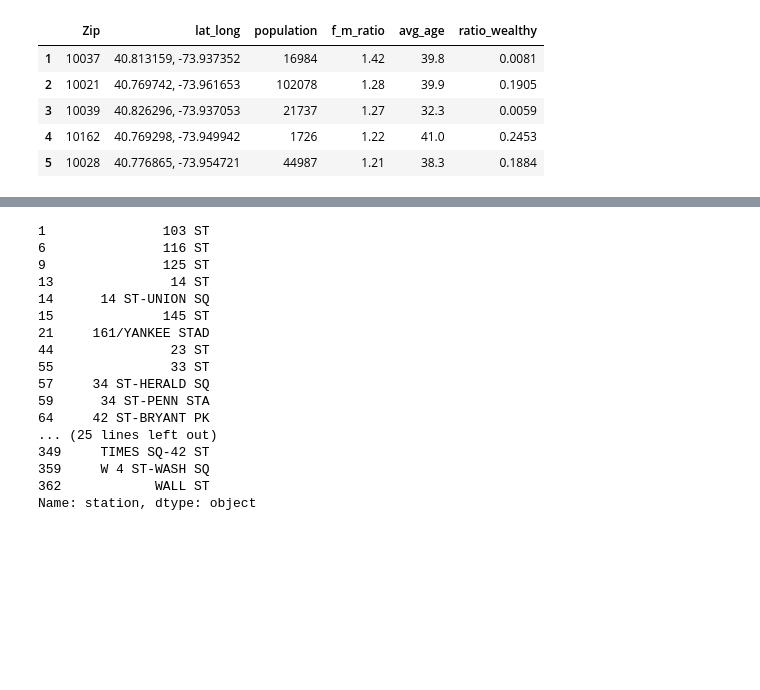
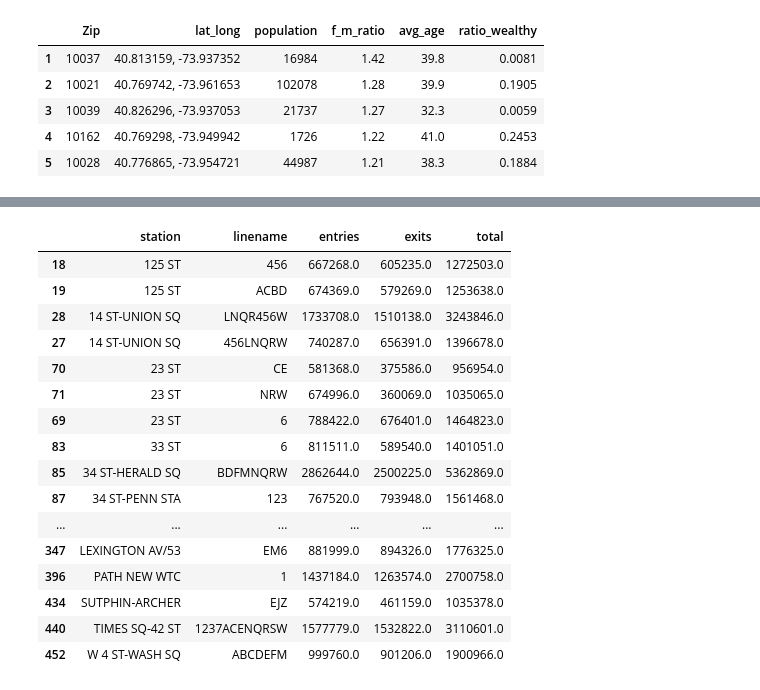
Before and after one commit to DimitriTheoharatos/ProjectBenson, a Jupyter notebook: MTA_EDA_Dimitri-v3.ipynb, the cells around one changed output, grey strips where cells are left out. Saved outputs shown, nothing was run; the diff lists cells and outputs as text; code cells hidden in the pictures; blank space fills up the shorter version.

```diff
--- a/MTA_EDA_Dimitri-v3.ipynb
+++ b/MTA_EDA_Dimitri-v3.ipynb
@@ -511,21 +519,21 @@ top25
 # %%
-top25 = top25.sort_values()
+top25 = top25.sort_values(by='station')
 top25
 # %% [output]
-1               103 ST
-6               116 ST
-9               125 ST
-13               14 ST
-14      14 ST-UNION SQ
-15              145 ST
-21     161/YANKEE STAD
-44               23 ST
-55               33 ST
-57     34 ST-HERALD SQ
-59      34 ST-PENN STA
-64     42 ST-BRYANT PK
-... (25 lines left out)
-349     TIMES SQ-42 ST
-359     W 4 ST-WASH SQ
-362            WALL ST
-Name: station, dtype: object
+|  | station | linename | entries | exits | total |
+| 18 | 125 ST | 456 | 667268.0 | 605235.0 | 1272503.0 |
+| 19 | 125 ST | ACBD | 674369.0 | 579269.0 | 1253638.0 |
+| 28 | 14 ST-UNION SQ | LNQR456W | 1733708.0 | 1510138.0 | 3243846.0 |
+| 27 | 14 ST-UNION SQ | 456LNQRW | 740287.0 | 656391.0 | 1396678.0 |
+| 70 | 23 ST | CE | 581368.0 | 375586.0 | 956954.0 |
+| 71 | 23 ST | NRW | 674996.0 | 360069.0 | 1035065.0 |
+| 69 | 23 ST | 6 | 788422.0 | 676401.0 | 1464823.0 |
+| 83 | 33 ST | 6 | 811511.0 | 589540.0 | 1401051.0 |
+| 85 | 34 ST-HERALD SQ | BDFMNQRW | 2862644.0 | 2500225.0 | 5362869.0 |
+| 87 | 34 ST-PENN STA | 123 | 767520.0 | 793948.0 | 1561468.0 |
+| ... | ... | ... | ... | ... | ... |
+| 347 | LEXINGTON AV/53 | EM6 | 881999.0 | 894326.0 | 1776325.0 |
+| 396 | PATH NEW WTC | 1 | 1437184.0 | 1263574.0 | 2700758.0 |
+| 434 | SUTPHIN-ARCHER | EJZ | 574219.0 | 461159.0 | 1035378.0 |
+| 440 | TIMES SQ-42 ST | 1237ACENQRSW | 1577779.0 | 1532822.0 | 3110601.0 |
+| 452 | W 4 ST-WASH SQ | ABCDEFM | 999760.0 | 901206.0 | 1900966.0 |
```
Also changed, not shown: parts of 17 cells of this notebook, 1 other file.
